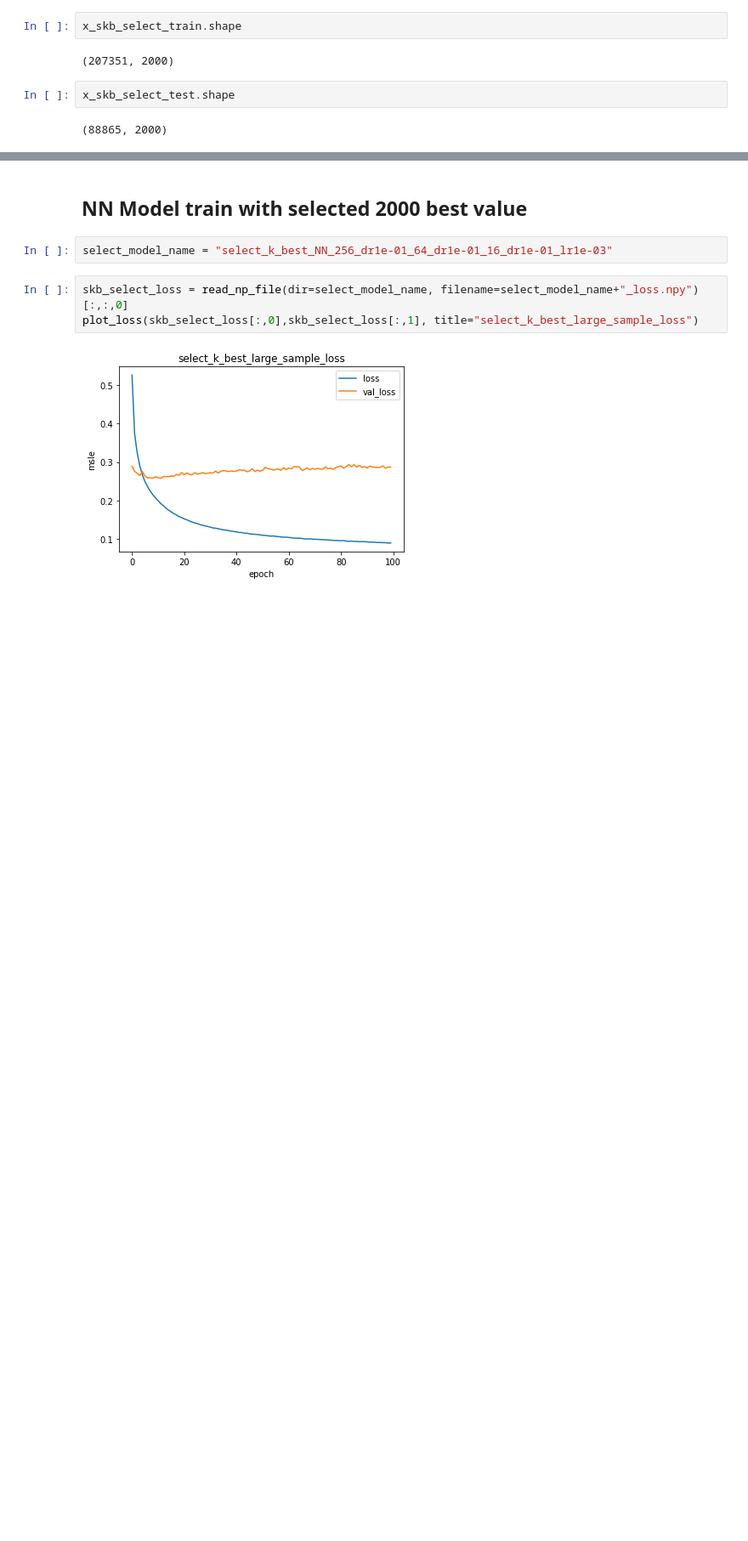
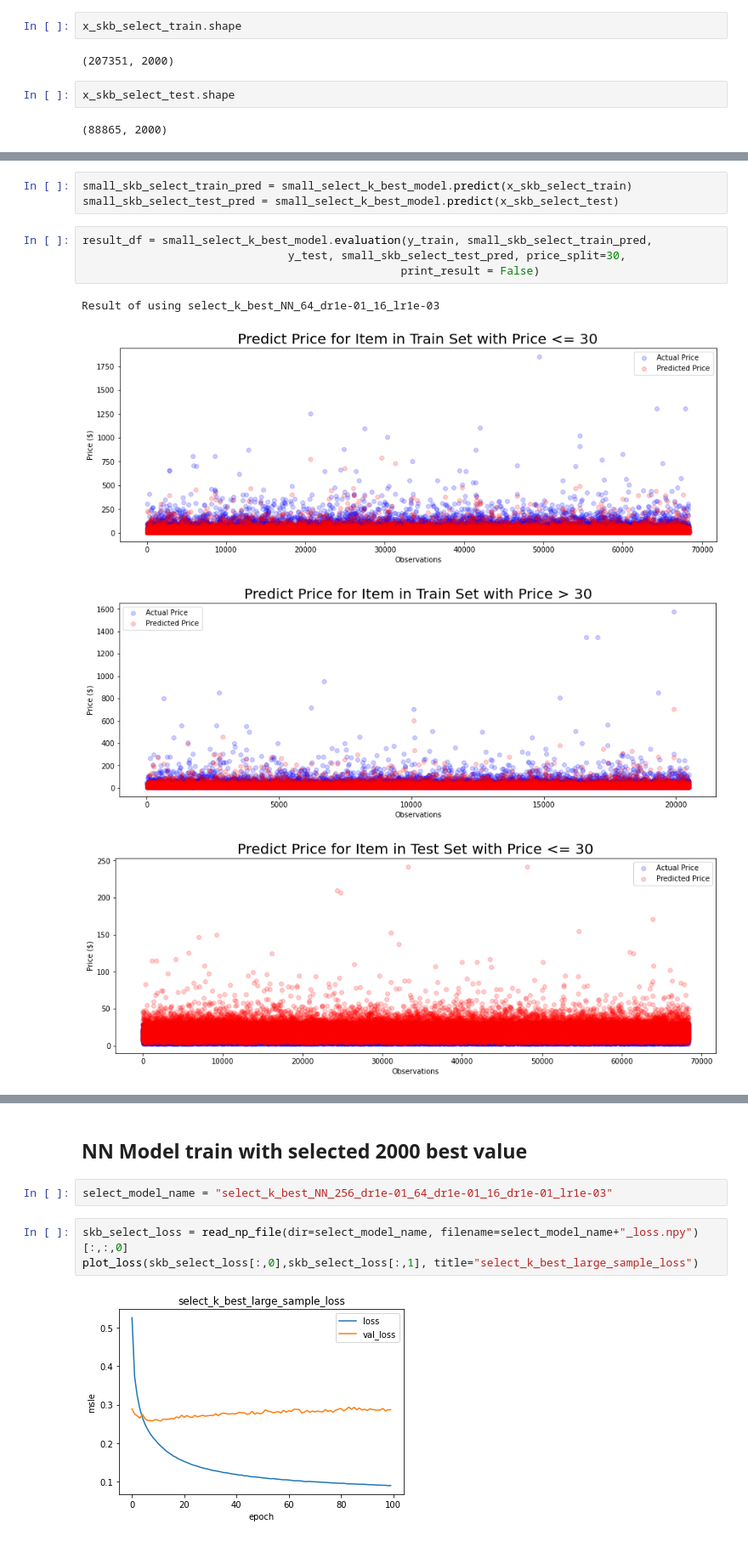
Before and after one commit to DSEI21000-S21/project-product-price-prediction, a Jupyter notebook: Price_Prediction_Large_Sample.ipynb, the cells around one changed output, grey strips where cells are left out. Shown at 85% size. Saved outputs shown, nothing was run; the diff lists cells and outputs as text; blank space fills up the shorter version.

```diff
--- a/Price_Prediction_Large_Sample.ipynb
+++ b/Price_Prediction_Large_Sample.ipynb
@@ -47,0 +91,12 @@ x_skb_select_test.shape
+# %%
+small_skb_select_train_pred = small_select_k_best_model.predict(x_skb_select_train)
+small_skb_select_test_pred = small_select_k_best_model.predict(x_skb_select_test)
+# %%
+result_df = small_select_k_best_model.evaluation(y_train, small_skb_select_train_pred,
+                               y_test, small_skb_select_test_pred, price_split=30,
+                                                print_result = False)
+# %% [output]
+Result of using select_k_best_NN_64_dr1e-01_16_lr1e-03
+[figure, added]
+[figure, added]
+[figure, added]
```
Also changed, not shown: parts of 32 cells of this notebook.
